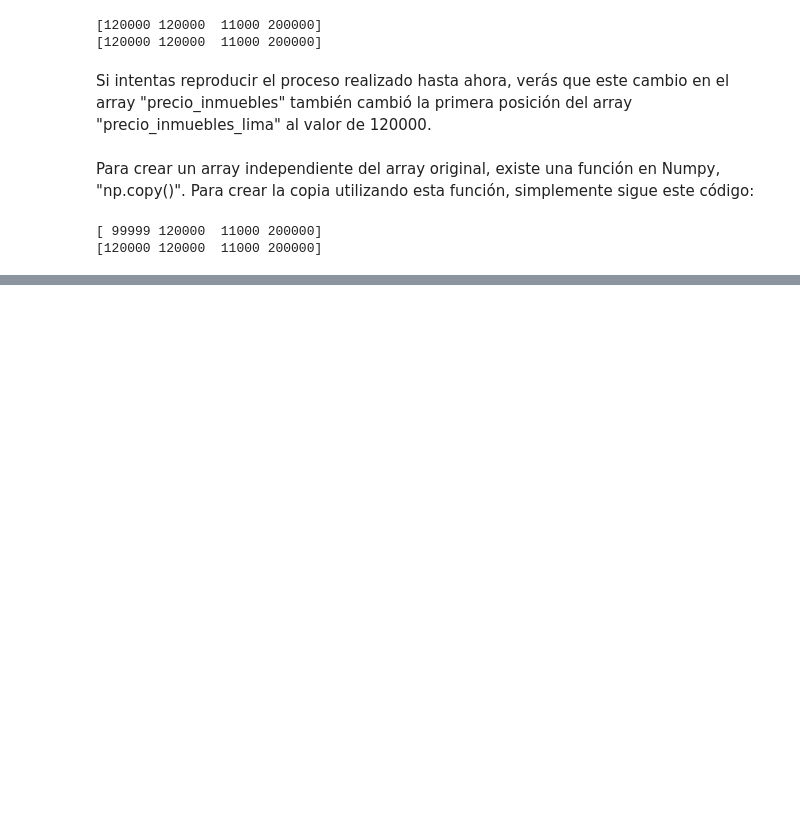
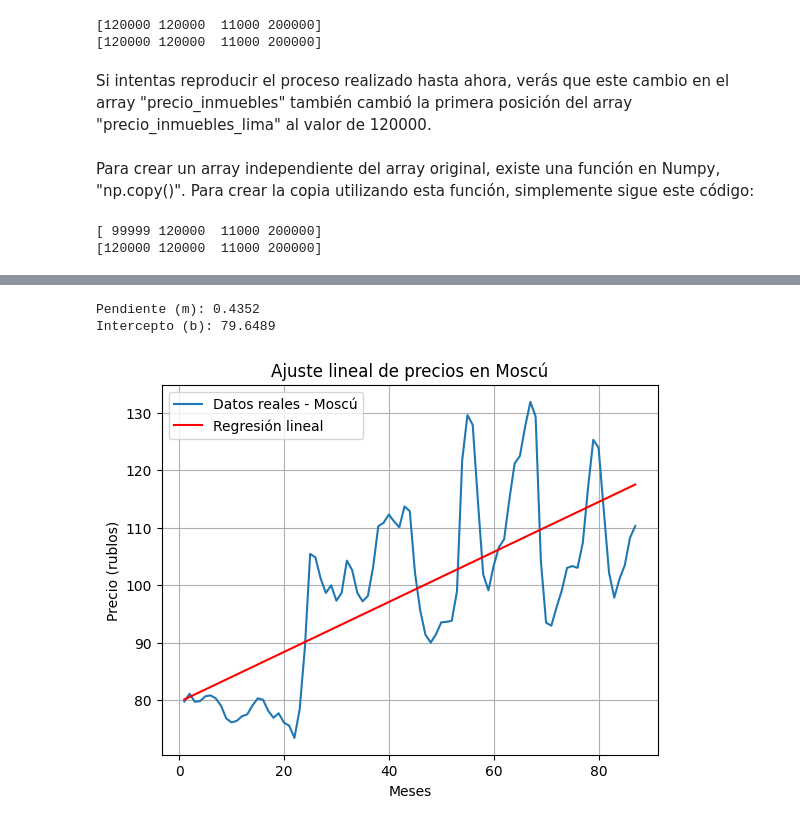
Before and after one commit to DanielRaiicHu/numPy, a Jupyter notebook: numPy.ipynb, the cells around one changed output, grey strips where cells are left out. Saved outputs shown, nothing was run; the diff lists cells and outputs as text; code cells hidden in the pictures; blank space fills up the shorter version.

```diff
--- a/numPy.ipynb
+++ b/numPy.ipynb
@@ -653,0 +698,32 @@ Esto sucede porque, cuando usamos el signo igual para copiar el array, tenemos u
+# %%
+# Arrays originales
+x = fechas         # Ej: np.arange(1, 88)
+y = Moscu          # Precios reales
+
+# Cantidad de datos
+n = len(x)
+
+# Fórmulas de regresión lineal con np.sum directamente
+m = (n * np.sum(x * y) - np.sum(x) * np.sum(y)) / (n * np.sum(x ** 2) - (np.sum(x) ** 2))
+b = (np.sum(y) - m * np.sum(x)) / n
+
+# Recta ajustada
+y_ajustada = m * x + b
+
+# Resultados
+print("Pendiente (m):", round(m, 4))
+print("Intercepto (b):", round(b, 4))
+
+# Gráfico
+plt.plot(x, y, label="Datos reales - Moscú")
+plt.plot(x, y_ajustada, label="Regresión lineal", color='red')
+plt.title("Ajuste lineal de precios en Moscú")
+plt.xlabel("Meses")
+plt.ylabel("Precio (rublos)")
+plt.legend()
+plt.grid()
+plt.show()
+# %% [output]
+Pendiente (m): 0.4352
+Intercepto (b): 79.6489
+[figure, added]
```
Also changed, not shown: parts of 3 cells of this notebook.
